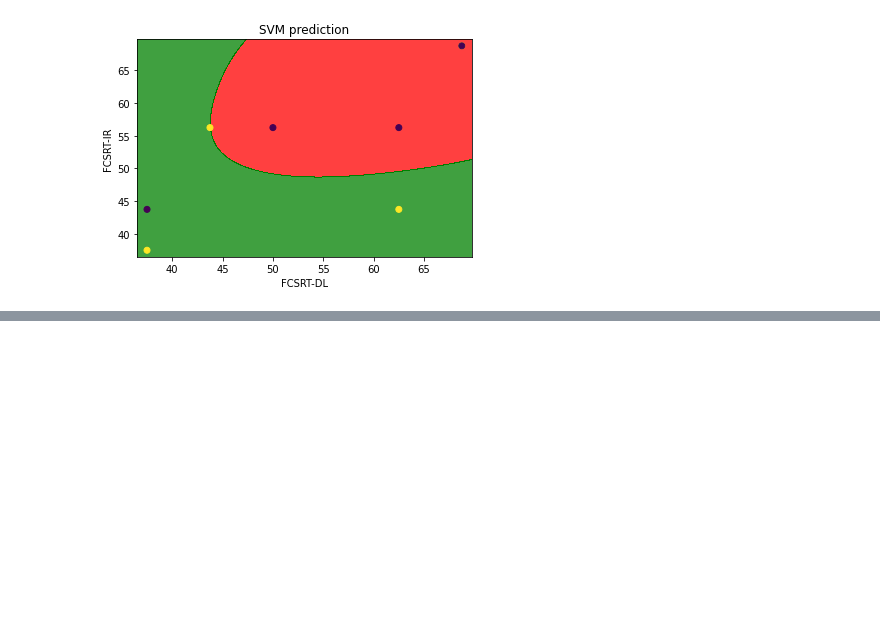
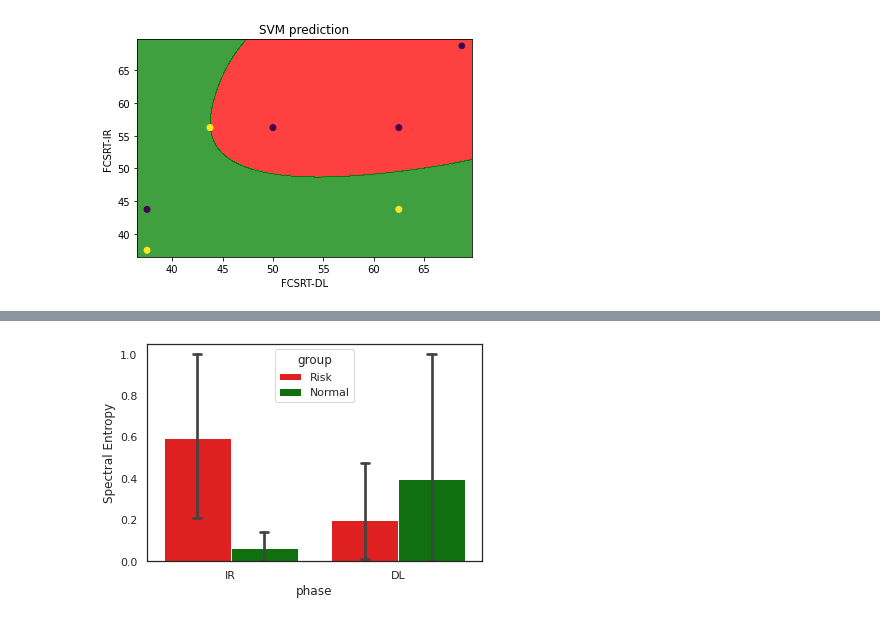
Before and after one commit to Sirabhop/Preclinical-AD-EEG-classification, a Jupyter notebook: Data_Exploration.ipynb, the cells around one changed output, grey strips where cells are left out. Drawn from its saved outputs; the diff is of its cells as text; code cells hidden in the pictures; blank space fills up the shorter version.

```diff
--- a/Data_Exploration.ipynb
+++ b/Data_Exploration.ipynb
@@ -739,0 +874,4 @@ Interaction  0.002      2      8  0.001  0.015    0.985  0.004  -
+# %%
+plot_compare('IR-SE', 'DL-SE', 'Spectral Entropy')
+# %% [output]
+[figure, added]
```
Also changed, not shown: parts of 45 cells of this notebook.
